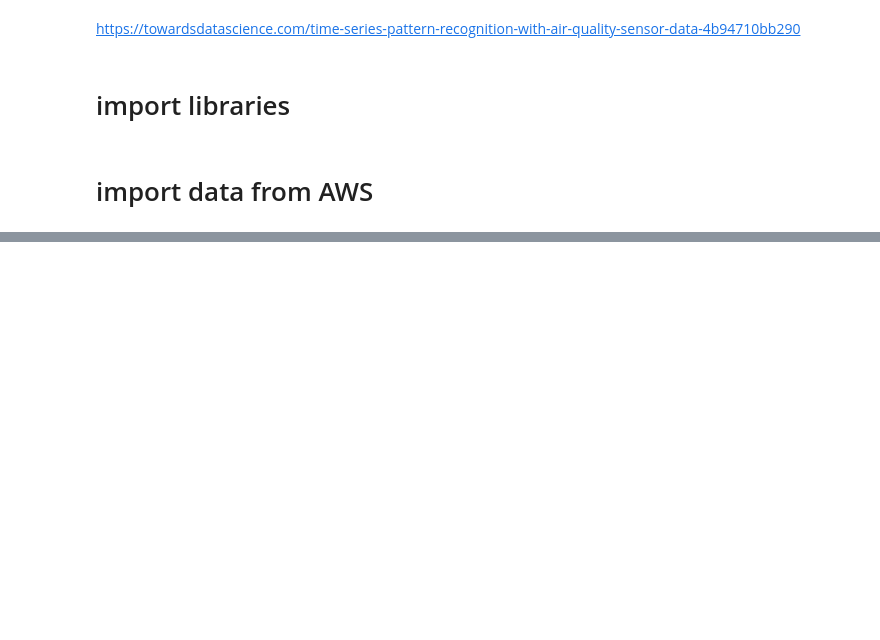
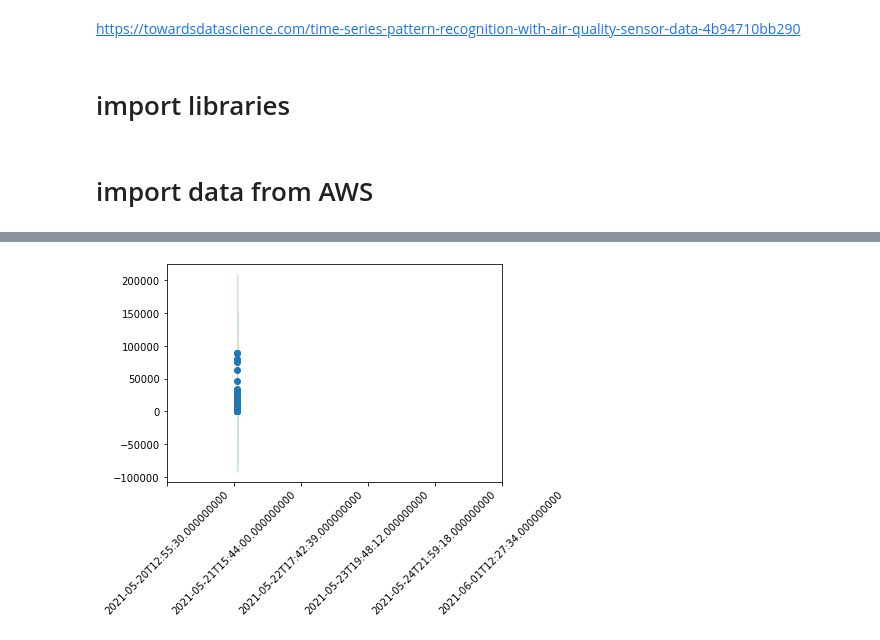
Before and after one commit to MatthiasSimons/airquality-measurement-device, a Jupyter notebook: airquality_analysis.ipynb, the cells around one changed output, grey strips where cells are left out. Drawn from its saved outputs; the diff is of its cells as text; code cells hidden in the pictures; blank space fills up the shorter version.

```diff
--- a/airquality_analysis.ipynb
+++ b/airquality_analysis.ipynb
@@ -143,0 +22,12 @@ labels = is_outlier(df, df_nrm5, tresh).astype('int')
+# %%
+client = boto3.client('iotanalytics')
+data = client.get_dataset_content(datasetName='airquality_1_dataset')
+df = pd.read_csv(data["entries"][0]["dataURI"])
+df = df[df["timestamp"] > "2021-05-20T00:00:00"]
+df.drop(["__dt"], axis = 1, inplace = True)
+df["timestamp"] = pd.to_datetime(df["timestamp"]) + pd.Timedelta(hours=2)
+df.set_index("timestamp", inplace = True)
+df.sort_values(by="timestamp", axis=0, ascending=True, inplace=True)
+#df = df.astype(int)
+#df = df[df["ppm"] < 8000]
+df.tail()
@@ -143,0 +189,29 @@ labels = is_outlier(df, df_nrm5, tresh).astype('int')
+# %%
+# roll over x minutes
+#
+df_r = df.rolling(5)
+
+t = 24*60*2#len(df)
+df_rm = df_r.mean()[t:]
+df_rs = df_r.std()[t:]
+df_rupper = df_rm + 1.96*df_rs
+df_rlower = df_rm - 1.96*df_rs
+
+df_rmax = df_r.max()[:t]
+df_rmin = df_r.min()[:t]
+
+fig, ax = plt.subplots()
+plt.fill_between(df_rm.index, df_rupper['ppm'], df_rlower['ppm'], color='g', alpha=.2)
+values = ax.scatter(df_rm.index, 'ppm', data=df_rm)
+
+myFmt = mdates.DateFormatter('%d')
+ax.xaxis.set_major_formatter(myFmt)
+
+i = int(len(df_rm)/5)
+
+pos = np.arange(len(df_rm.index))
+ticks = plt.xticks(pos[::i], df_rm.index.values[::i], rotation=45)
+
+plt.show()
+# %% [output]
+[figure, added]
```
Also changed, not shown: parts of 39 cells of this notebook, 1 other file.
